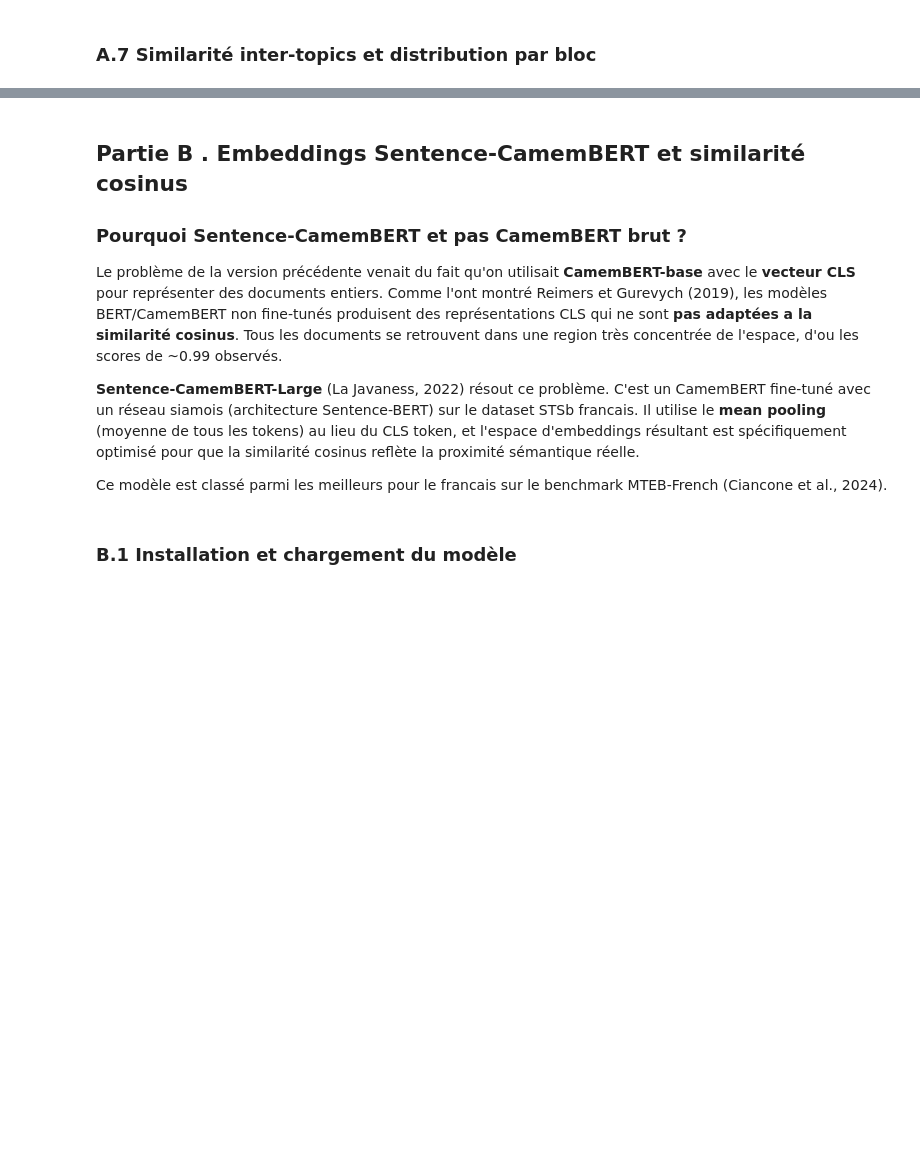
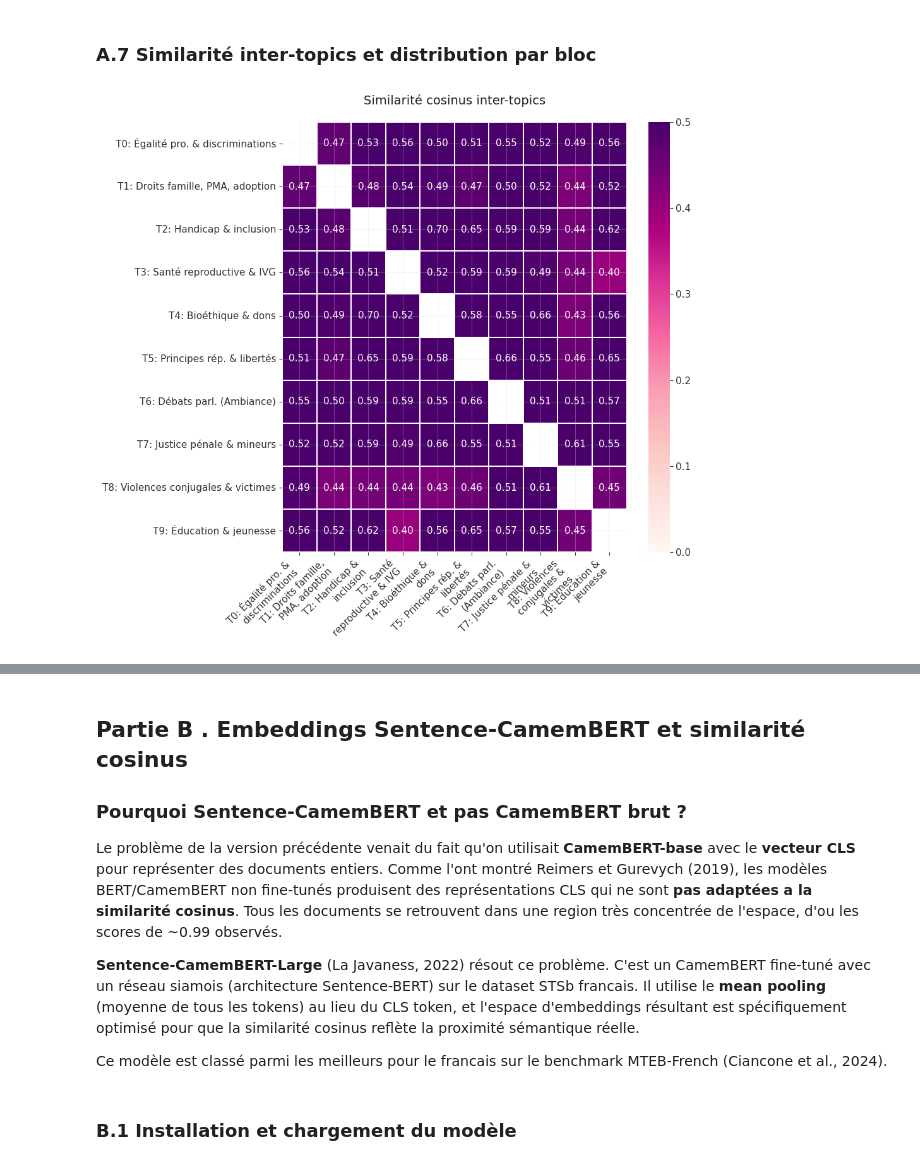
Before and after one commit to gabrielorsatti/projet_eco_socio, a Jupyter notebook: 04_analyse_semantique.ipynb, the cells around one changed output, grey strips where cells are left out. Saved outputs shown, nothing was run; the diff lists cells and outputs as text; code cells hidden in the pictures; blank space fills up the shorter version.

```diff
--- a/04_analyse_semantique.ipynb
+++ b/04_analyse_semantique.ipynb
@@ -244,5 +182,0 @@ doc_topic = model.transform(X)   # shape (n_docs, n_topics)
-# %%
-
-# Ajouter les probabilités au DataFrame
-for tid in range(15):
-    df_blocs[f'guided_topic_{tid}'] = doc_topic[:, tid]
@@ -268,16 +189,20 @@ cette étape couteuse a chaque exécution.
 # %%
 DOSSIER_DATAFRAMES = "/home/onyxia/work/projet_eco_socio/dataframes"
 os.makedirs(DOSSIER_DATAFRAMES, exist_ok=True)
+
 chemin_grid = os.path.join(DOSSIER_DATAFRAMES, "lda_grid_search_results.pkl")
+chemin_lda_old = os.path.join(DOSSIER_DATAFRAMES, "lda_best_model.pkl")
 
-print("La cellule d'exécute effectivement..")
+if os.path.exists(chemin_grid): os.remove(chemin_grid); print("Cache grid supprimé.")
+if os.path.exists(chemin_lda_old): os.remove(chemin_lda_old); print("Cache modèle supprimé.")
+
 if os.path.exists(chemin_grid):
     with open(chemin_grid, 'rb') as f:
         grid_results = pickle.load(f)
     print(f"Grid search chargée depuis le cache ({len(grid_results)} configs testées).")
 else:
     print("Grid search en cours (10-30 min)...\n")
-    topics_range = [7, 9, 12, 13, 15, 17, 20, 25]
+    topics_range = [3, 5, 7, 10, 13, 15, 20, 25]
     grid_results = []
     total = len(topics_range) * 4
     idx = 0
@@ -345,18 +386,18 @@ très distinctes, et qu'on cherche un signal spécifique (immigration/identité)
 if 'coherence_umass' in df_grid.columns and 'u_mass' not in df_grid.columns:
     df_grid = df_grid.rename(columns={'coherence_umass': 'u_mass', 'coherence_cv': 'c_v'})
 
-# Filtrer : on garde seulement k >= 12
-df_filtered = df_grid[df_grid['k'] >= 12].copy()
+# Filtrer : on garde seulement k >= 10
+df_filtered = df_grid[df_grid['k'] >= 10].copy()
 best = df_filtered.sort_values('u_mass', ascending=False).iloc[0]
 best_k = int(best['k'])
 
-print(f"Meilleure config avec k >= 12 :")
+print(f"Meilleure config avec k >= 10 :")
 print(f"  k={best_k}, alpha={best['alpha']}, eta={best['eta']}")
 print(f"  u_mass={best['u_mass']:.4f}, c_v={best['c_v']:.4f}")
 
 best_global = df_grid.sort_values('u_mass', ascending=False).iloc[0]
 print(f"\n(Pour info, le meilleur global est k={int(best_global['k'])} avec u_mass={best_global['u_mass']:.4f})")
-if int(best_global['k']) < 12:
+if int(best_global['k']) < 10:
     print(f"On ne le retient pas car {int(best_global['k'])} topics est trop grossier pour notre analyse.)")
 
 chemin_lda = os.path.join(DOSSIER_DATAFRAMES, "lda_best_model.pkl")
@@ -415,19 +533,33 @@ for tid in range(lda_best.num_topics):
 ### A.7 Similarité inter-topics et distribution par bloc
 # %%
 from sklearn.metrics.pairwise import cosine_similarity as cos_sim
+
+import textwrap
 
 tw = lda_best.get_topics()
 sim = cos_sim(tw)
 
-fig, ax = plt.subplots(figsize=(8, 7))
+labels_list = [f"T{i}: {topic_labels.get(i, '')}" for i in range(sim.shape[0])]
+
+labels_list_x = [textwrap.fill(label, width=20) for label in labels_list]
+
+fig, ax = plt.subplots(figsize=(10, 9))
 mask = np.eye(sim.shape[0], dtype=bool)
+
 sns.heatmap(sim, annot=True, fmt=".2f", cmap="RdPu", mask=mask, vmin=0, vmax=0.5,
             linewidths=0.3, linecolor='white',
-            xticklabels=[f"T{i}" for i in range(sim.shape[0])],
-            yticklabels=[f"T{i}" for i in range(sim.shape[0])], ax=ax)
-ax.set_title("Similarité cosinus inter-topics")
+            xticklabels=labels_list_x,  # Ajout des labels sur l'axe X
+            yticklabels=labels_list,    # Ajout des labels sur l'axe Y
+            ax=ax)
+
+plt.xticks(rotation=45, ha='right')
+plt.yticks(rotation=0)
+
+ax.set_title("Similarité cosinus inter-topics", fontsize=14, pad=20)
 plt.tight_layout()
 plt.show()
+# %% [output]
+[figure, added]
 # %%
 # Distribution par bloc
 dists = []
```
Also changed, not shown: parts of 39 cells of this notebook, 3 other files.
